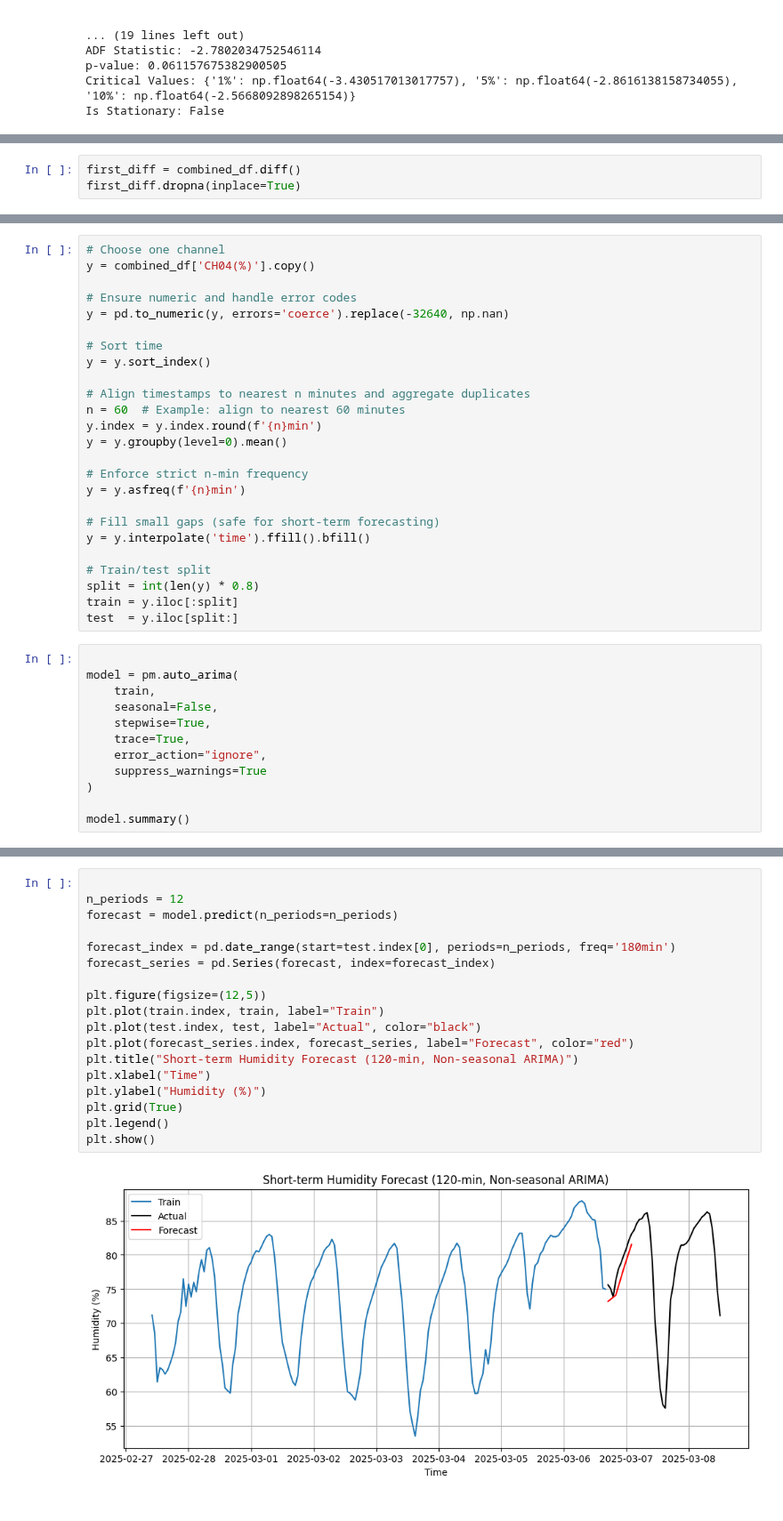
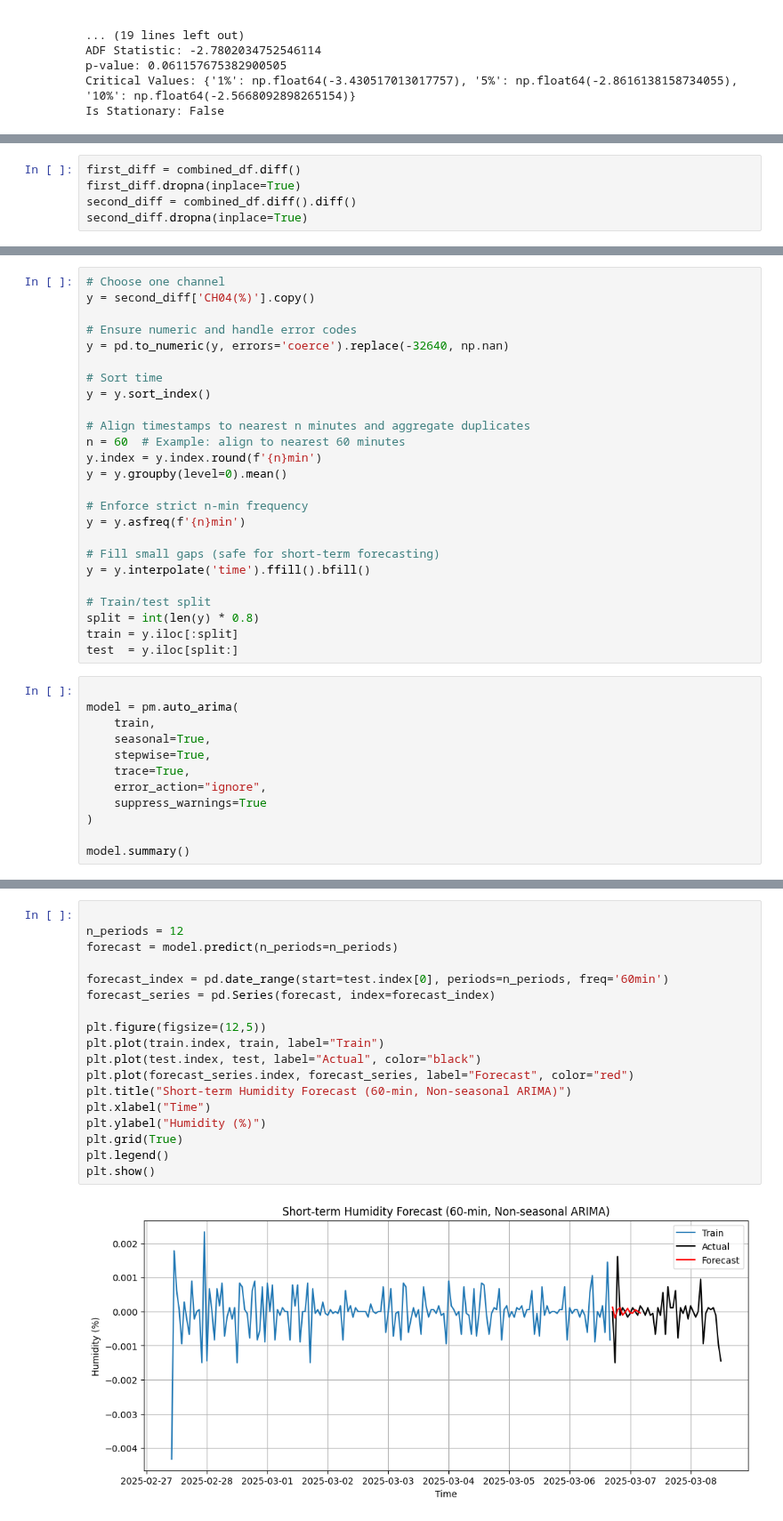
Before and after one commit to SulaimanTajuddin/TSA-F-Humidity-Warehouse, a Jupyter notebook: TSA-SARIMA (RawData2).ipynb, the cells around one changed output, grey strips where cells are left out. Shown at 89% size. Saved outputs shown, nothing was run; the diff lists cells and outputs as text.

```diff
--- a/TSA-SARIMA (RawData2).ipynb
+++ b/TSA-SARIMA (RawData2).ipynb
@@ -175,6 +175,8 @@ Is Stationary: False
 # %%
 first_diff = combined_df.diff()
 first_diff.dropna(inplace=True)
+second_diff = combined_df.diff().diff()
+second_diff.dropna(inplace=True)
 # %%
 plt.figure(figsize=(12,5))
 for col in first_diff.columns:
@@ -230,6 +279,6 @@ for column in combined_df.columns:
 # %%
 # Choose one channel
-y = combined_df['CH04(%)'].copy()
+y = second_diff['CH04(%)'].copy()
 
 # Ensure numeric and handle error codes
 y = pd.to_numeric(y, errors='coerce').replace(-32640, np.nan)
@@ -256,7 +305,7 @@ test  = y.iloc[split:]
 
 model = pm.auto_arima(
     train,
-    seasonal=False,
+    seasonal=True,
     stepwise=True,
     trace=True,
     error_action="ignore",
@@ -305,23 +357,23 @@ Warnings:
 # %%
 
 n_periods = 12
 forecast = model.predict(n_periods=n_periods)
 
-forecast_index = pd.date_range(start=test.index[0], periods=n_periods, freq='180min')
+forecast_index = pd.date_range(start=test.index[0], periods=n_periods, freq='60min')
 forecast_series = pd.Series(forecast, index=forecast_index)
 
 plt.figure(figsize=(12,5))
 plt.plot(train.index, train, label="Train")
 plt.plot(test.index, test, label="Actual", color="black")
 plt.plot(forecast_series.index, forecast_series, label="Forecast", color="red")
-plt.title("Short-term Humidity Forecast (120-min, Non-seasonal ARIMA)")
+plt.title("Short-term Humidity Forecast (60-min, Non-seasonal ARIMA)")
 plt.xlabel("Time")
 plt.ylabel("Humidity (%)")
 plt.grid(True)
 plt.legend()
 plt.show()
 # %% [output]
-[figure, old version]
+[figure, new version]
 # %%
 model.plot_diagnostics(figsize=(12,6))
 plt.show()
```
Also changed, not shown: parts of 8 cells of this notebook, 1 other file.
